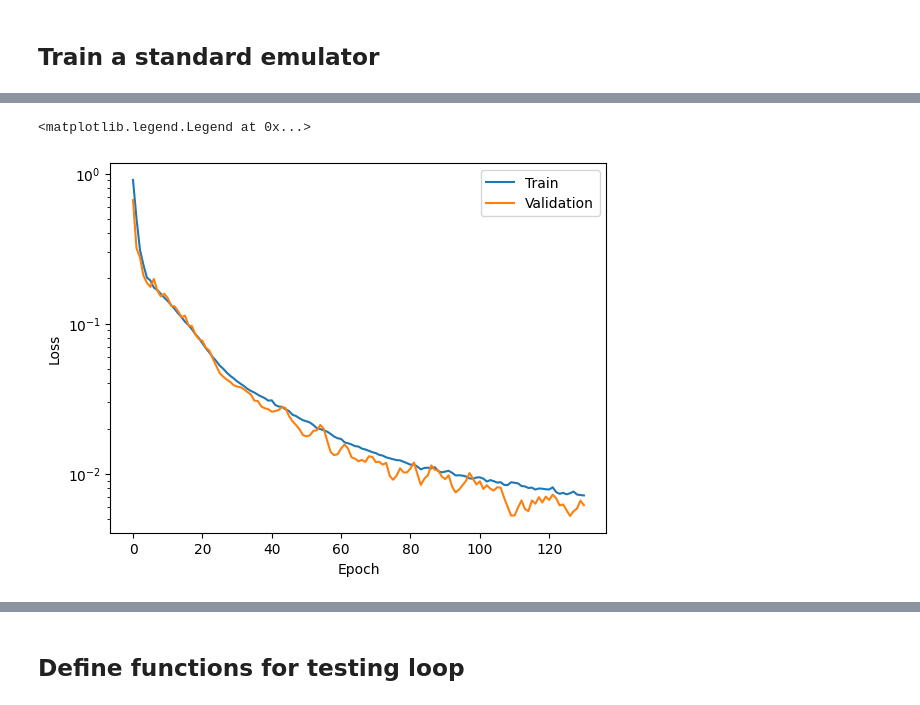
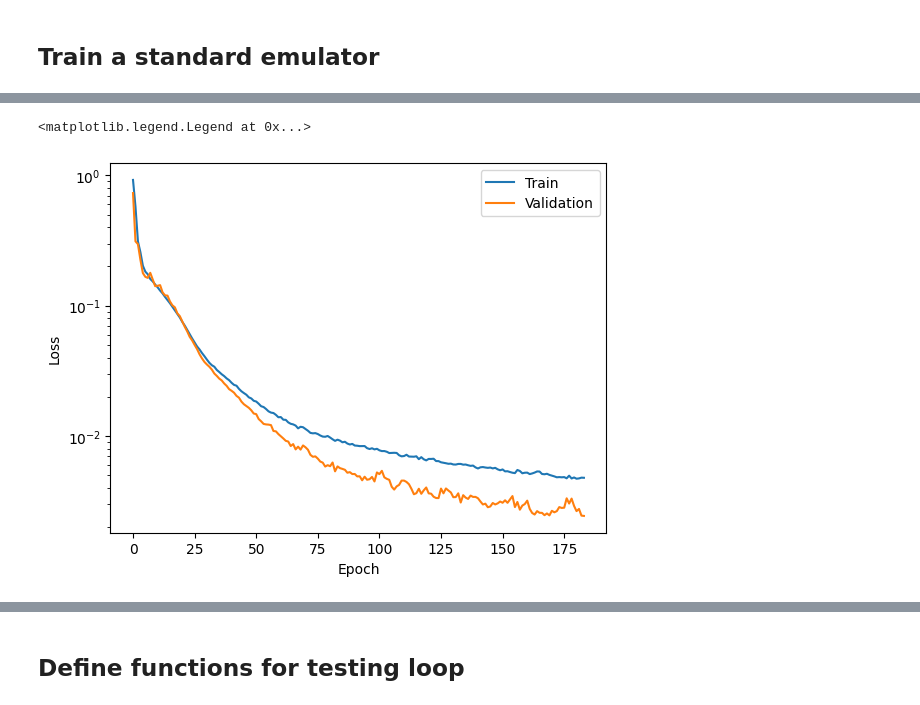
Before and after one commit to CMacM/CosyMAML, a Jupyter notebook: final_compare_pre-train_maml.ipynb, the cells around one changed output, grey strips where cells are left out. Drawn from its saved outputs; the diff is of its cells as text; code cells hidden in the pictures.

```diff
--- a/final_compare_pre-train_maml.ipynb
+++ b/final_compare_pre-train_maml.ipynb
@@ -62,19 +62,21 @@ y_train = ScalerY.fit_transform(y_train)
 y_test = ScalerY.transform(y_test)
 
 train_data = TensorDataset(X_train, y_train)
-train_loader = DataLoader(train_data, batch_size=5000, shuffle=True)
+train_loader = DataLoader(train_data, batch_size=5000, shuffle=False)
 
+X_val = X_test
+y_val = y_test
 # Define the model
-pt_model = models.FastWeightCNN(
+model = models.FastWeightCNN(
     input_size=10,
     latent_dim=(16,16),
     output_size=750,
     dropout_rate=0.2
 )
-pt_model.to(device)
+model.to(device)
 
 # Define the optimizer
-optimizer = torch.optim.Adam(pt_model.parameters(), lr=0.001, weight_decay=0)
+optimizer = torch.optim.Adam(model.parameters(), lr=0.001, weight_decay=0)
 
 # Define the loss function
 loss_fn = torch.nn.MSELoss()
@@ -89,13 +91,14 @@ strike = 0
 epoch = 0
 start = time()
 while not converged:
+    #clear_output(wait=True)
     epoch_loss = 0
     batch_count = 0
-    pt_model.train()
+    model.train()
     for X_batch, y_batch in train_loader:
 
         optimizer.zero_grad()
-        y_pred = pt_model(X_batch)
+        y_pred = model(X_batch)
         loss = loss_fn(y_pred, y_batch)
         loss.backward()
         optimizer.step()
@@ -105,10 +108,10 @@ while not converged:
 
     # Check for convergence
     epoch += 1
-    pt_model.eval()
+    model.eval()
     with torch.no_grad():
-        y_pred = pt_model(X_test)
-        val_loss = loss_fn(y_pred, y_test).item()
+        y_pred = model(X_val)
+        val_loss = loss_fn(y_pred, y_val).item()
         val_losses.append(val_loss)
 
     if best_val_loss - val_loss < 1e-4:
@@ -121,15 +124,13 @@ while not converged:
 
     if val_loss < best_val_loss:
         best_val_loss = val_loss
-        best_model = deepcopy(pt_model.state_dict())
 
     avg_epoch_loss = epoch_loss / batch_count
     train_losses.append(avg_epoch_loss)
     print(f'Epoch {epoch} - avg loss: {avg_epoch_loss} - Strike: {strike}')
-    print(f'Took {time()-start:.2f} seconds')
-pretrain_time = time()-start
+train_time = time()-start
 
-original_model = deepcopy(pt_model.state_dict())
+#original_model = deepcopy(pt_model.state_dict())
 
 plt.plot(train_losses, label='Train')
 plt.plot(val_losses, label='Validation')
@@ -158,2 +159,2 @@ Took 48.40 seconds
 <matplotlib.legend.Legend at 0x...>
-[figure, old version]
+[figure, new version]
```
Also changed, not shown: parts of 8 cells of this notebook, 38 other files.
